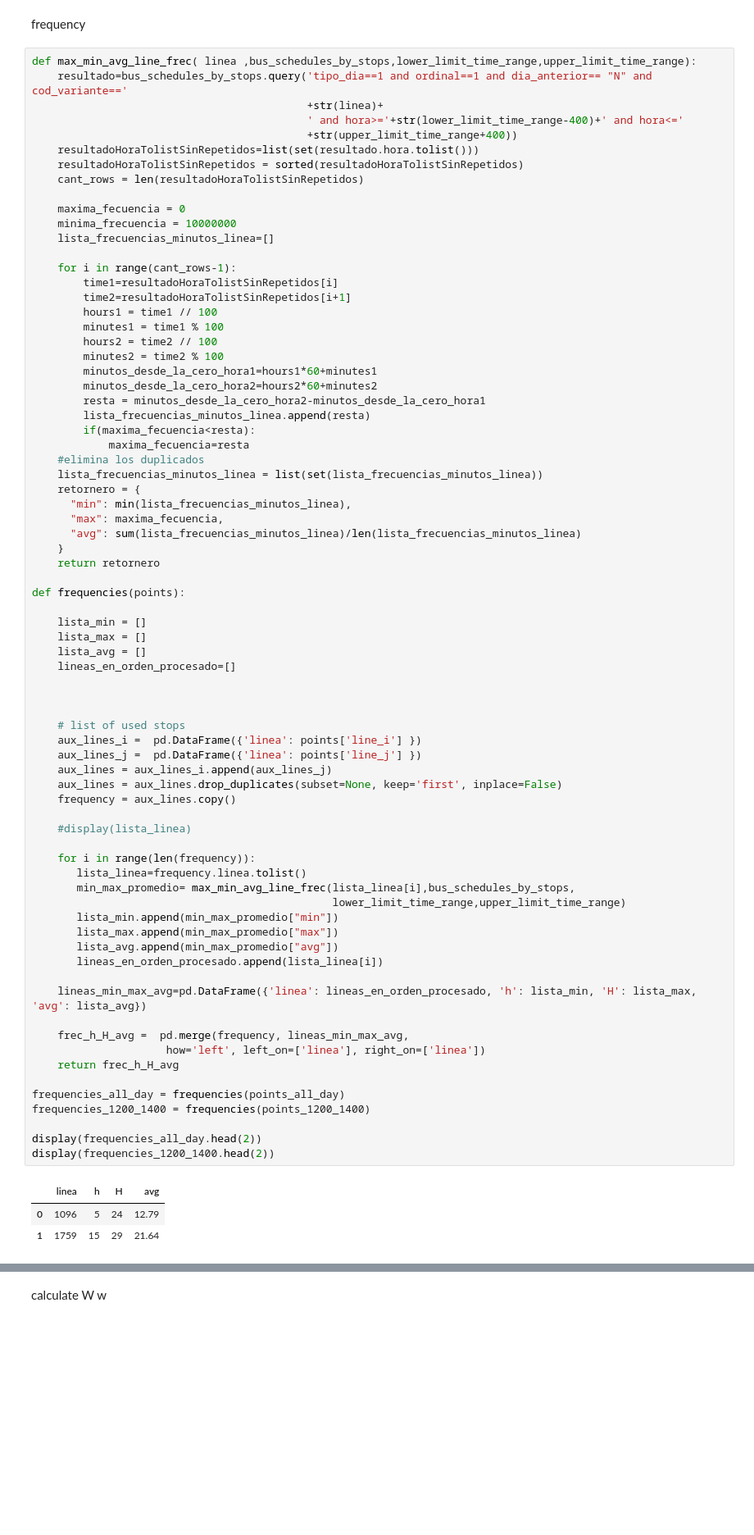
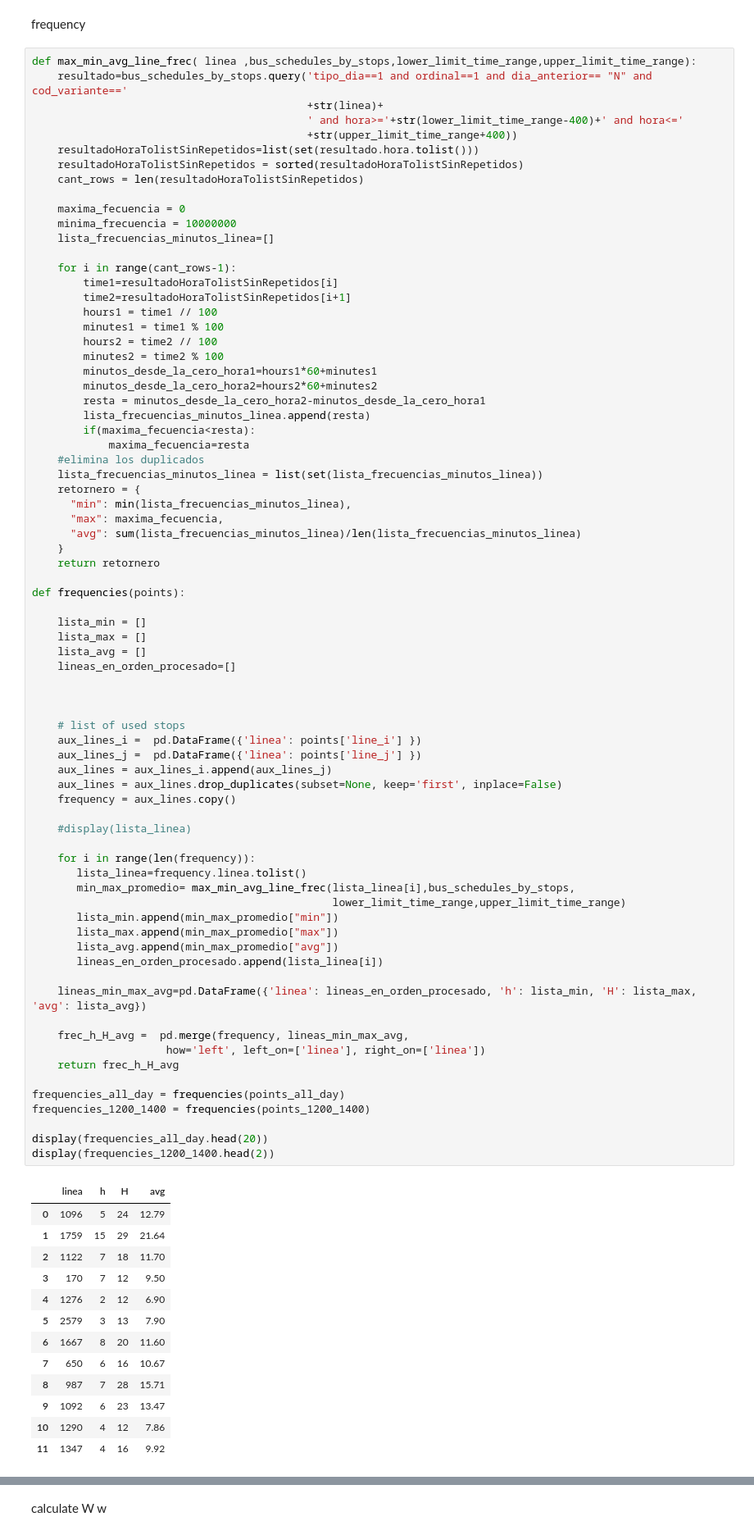
Before and after one commit to jonathan-murana/bus-generator, a Jupyter notebook: bus.ipynb, the cells around one changed output, grey strips where cells are left out. Shown at 82% size. Drawn from its saved outputs; the diff is of its cells as text; blank space fills up the shorter version.

```diff
--- a/bus.ipynb
+++ b/bus.ipynb
@@ -441,34 +452,44 @@ def frequencies(points):
     aux_lines_j =  pd.DataFrame({'linea': points['line_j'] })
     aux_lines = aux_lines_i.append(aux_lines_j)
     aux_lines = aux_lines.drop_duplicates(subset=None, keep='first', inplace=False)
     frequency = aux_lines.copy()
 
     #display(lista_linea)
 
     for i in range(len(frequency)):
        lista_linea=frequency.linea.tolist()
        min_max_promedio= max_min_avg_line_frec(lista_linea[i],bus_schedules_by_stops,
                                                lower_limit_time_range,upper_limit_time_range)
        lista_min.append(min_max_promedio["min"])
        lista_max.append(min_max_promedio["max"])
        lista_avg.append(min_max_promedio["avg"])
        lineas_en_orden_procesado.append(lista_linea[i])
 
     lineas_min_max_avg=pd.DataFrame({'linea': lineas_en_orden_procesado, 'h': lista_min, 'H': lista_max, 'avg': lista_avg})
 
     frec_h_H_avg =  pd.merge(frequency, lineas_min_max_avg,
                      how='left', left_on=['linea'], right_on=['linea'])
     return frec_h_H_avg
 
 frequencies_all_day = frequencies(points_all_day)
 frequencies_1200_1400 = frequencies(points_1200_1400)
 
-display(frequencies_all_day.head(2))
+display(frequencies_all_day.head(20))
 display(frequencies_1200_1400.head(2))
 # %% [output]
 |  | linea | h | H | avg |
 | 0 | 1096 | 5 | 24 | 12.79 |
 | 1 | 1759 | 15 | 29 | 21.64 |
+| 2 | 1122 | 7 | 18 | 11.70 |
+| 3 | 170 | 7 | 12 | 9.50 |
+| 4 | 1276 | 2 | 12 | 6.90 |
+| 5 | 2579 | 3 | 13 | 7.90 |
+| 6 | 1667 | 8 | 20 | 11.60 |
+| 7 | 650 | 6 | 16 | 10.67 |
+| 8 | 987 | 7 | 28 | 15.71 |
+| 9 | 1092 | 6 | 23 | 13.47 |
+| 10 | 1290 | 4 | 12 | 7.86 |
+| 11 | 1347 | 4 | 16 | 9.92 |
 |  | linea | h | H | avg |
 | 0 | 170 | 7 | 12 | 9.5 |
 | 1 | 2050 | 8 | 12 | 10.0 |
```
Also changed, not shown: parts of 44 cells of this notebook, 17 other files.
